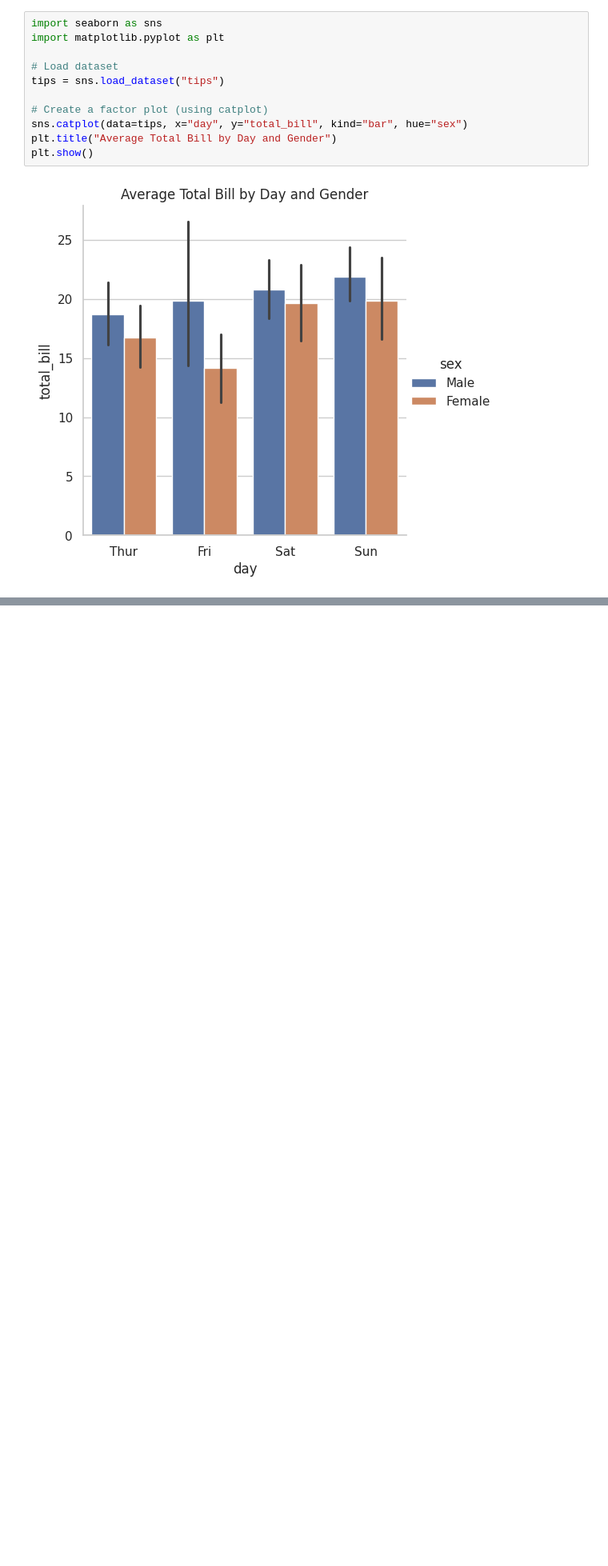
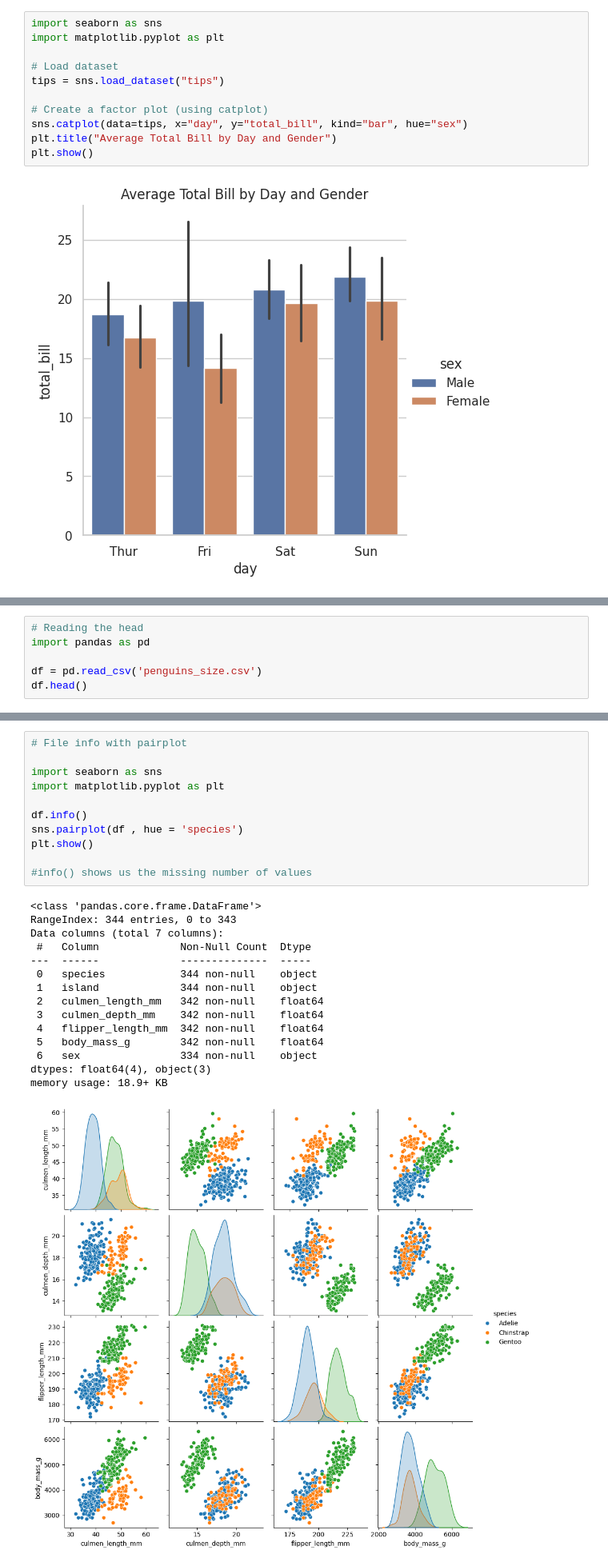
Before and after one commit to Aerospace-prog/Python-For-AI-Ml, a Jupyter notebook: Python_For_Ai_Ml.ipynb, the cells around one changed output, grey strips where cells are left out. Shown at 80% size. Saved outputs shown, nothing was run; the diff lists cells and outputs as text; blank space fills up the shorter version.

```diff
--- a/Python_For_Ai_Ml.ipynb
+++ b/Python_For_Ai_Ml.ipynb
@@ -2862,0 +2889,6 @@ plt.show()
+# %%
+# Reading the head
+import pandas as pd
+
+df = pd.read_csv('penguins_size.csv')
+df.head()
@@ -2862,0 +2902,27 @@ plt.show()
+# %%
+# File info with pairplot
+
+import seaborn as sns
+import matplotlib.pyplot as plt
+
+df.info()
+sns.pairplot(df , hue = 'species')
+plt.show()
+
+#info() shows us the missing number of values
+# %% [output]
+<class 'pandas.core.frame.DataFrame'>
+RangeIndex: 344 entries, 0 to 343
+Data columns (total 7 columns):
+ #   Column             Non-Null Count  Dtype
+---  ------             --------------  -----
+ 0   species            344 non-null    object
+ 1   island             344 non-null    object
+ 2   culmen_length_mm   342 non-null    float64
+ 3   culmen_depth_mm    342 non-null    float64
+ 4   flipper_length_mm  342 non-null    float64
+ 5   body_mass_g        342 non-null    float64
+ 6   sex                334 non-null    object
+dtypes: float64(4), object(3)
+memory usage: 18.9+ KB
+[figure, added]
```
Also changed, not shown: parts of 3 cells of this notebook.
